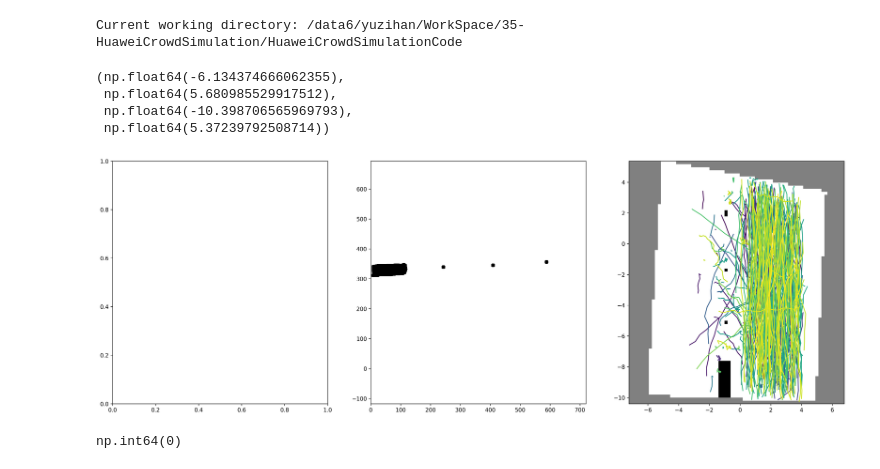
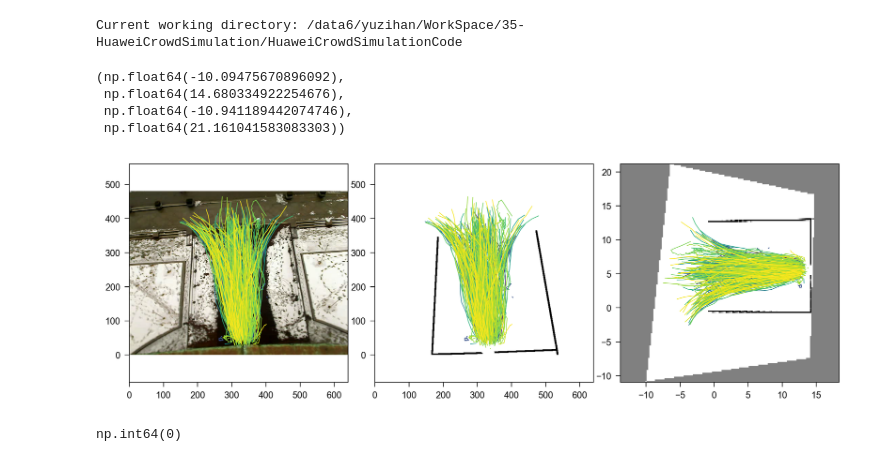
Before and after one commit to yuzhTHU/HuaweiCrowdSimulationCodeRelease, a Jupyter notebook: scripts/251006检查ETH仿射变换.ipynb, the cells around one changed output. Drawn from its saved outputs; the diff is of its cells as text; code cells hidden in the pictures.

```diff
--- a/scripts/251006检查ETH仿射变换.ipynb
+++ b/scripts/251006检查ETH仿射变换.ipynb
@@ -21,57 +21,60 @@ from argparse import Namespace
 from scipy.interpolate import griddata
 from src.dataset.base_dataset import BaseDataset
 from src.dataset.eth_dataset import ETHDataset
-from src.utils.homography import image_to_world
+from src.utils.homography import image_to_world, affine_transformation
+from src.utils.plot import get_fig
 import matplotlib.pyplot as plt
 
-data_path = Path('data/ETH/seq_hotel/obsmat.txt')
+data_path = Path('data/ETH/seq_eth/obsmat.txt')
 name = data_path.parent.name.removeprefix("seq_")
 
 ## 读取数据
 df_data = pd.read_csv(
     data_path,
     sep=' ',
     names=['f', 'id', 'x', 'z', 'y', 'vx', 'vz', 'vy'],
     usecols=['f', 'id', 'x', 'y'],
     skipinitialspace=True,
 )
 df_data['type'] = 'pedestrian'
 
 ## 数据重采样
 df_data = BaseDataset.resample_dataframe(df_data, raw_fps=ETHDataset.raw_fps, target_fps=2.5)
 
 ## 创建地图
 H = np.loadtxt(data_path.parent / "H.txt")  # (3, 3)
-image = np.array(Image.open('data/ETH/seq_hotel/map.png').convert('L')) # (H, W)
+image = np.array(Image.open(data_path.parent / 'map.png').convert('L')) # (H, W)
 map, xmin, xmax, ymin, ymax = image_to_world(image, H, dot_per_meter=5.0)
 
+df_data[['raw_y', 'raw_x']] = affine_transformation(df_data[['x', 'y']].values, np.linalg.inv(H))  # (N, 2)
+
 ## 可视化
-fig, axes = plt.subplots(1, 3, figsize=(24, 8), dpi=300)
-# image0 = np.array(Image.open('data/UCY/data/Arxiepiskopi_flock.jpg'))  # (H, W)
-# h, w = image0.shape[:2]
-# # axes[0].imshow(image0, extent=(0, w, 0, h))
-# for pid, group in df_data.groupby('id'):
-#     cmap = plt.cm.get_cmap('viridis')
-#     axes[0].plot(group['raw_x'], group['raw_y'], color=cmap(group['f'].max() / df_data['f'].max()))
-# axes[0].axis('equal')
+fi, fig, axes = get_fig(1, 3, AW=6, AH=6, dpi=300)
+image0 = np.array(Image.open(data_path.parent / 'demo.png'))  # (H, W)
+h, w = image0.shape[:2]
+axes[0].imshow(image0, extent=(0, w, 0, h))
+for pid, group in df_data.groupby('id'):
+    cmap = plt.cm.get_cmap('viridis')
+    axes[0].plot(group['raw_x'], h-group['raw_y'], color=cmap(group['f'].max() / df_data['f'].max()))
+axes[0].axis('equal')
 h, w = image.shape[:2]
 axes[1].imshow(image, extent=(0, w, 0, h), cmap='gray_r')
-# for pid, group in df_data.groupby('id'):
-#     cmap = plt.cm.get_cmap('viridis')
-#     axes[1].plot(group['raw_x'], group['raw_y'], color=cmap(group['f'].max() / df_data['f'].max()))
+for pid, group in df_data.groupby('id'):
+    cmap = plt.cm.get_cmap('viridis')
+    axes[1].plot(group['raw_x'], h-group['raw_y'], color=cmap(group['f'].max() / df_data['f'].max()))
 axes[1].axis('equal')
 axes[2].imshow(map, origin='lower', extent=(xmin, xmax, ymin, ymax), cmap='gray_r')
 for pid, group in df_data.groupby('id'):
     cmap = plt.cm.get_cmap('viridis')
     axes[2].plot(group['x'], group['y'], color=cmap(group['f'].max() / df_data['f'].max()))
 axes[2].set_facecolor('gray')
 axes[2].axis('equal')
 # %% [output]
-(np.float64(-6.134374666062355),
- np.float64(5.680985529917512),
- np.float64(-10.398706565969793),
- np.float64(5.37239792508714))
+(np.float64(-10.09475670896092),
+ np.float64(14.680334922254676),
+ np.float64(-10.941189442074746),
+ np.float64(21.161041583083303))
-[figure, old version]
+[figure, new version]
 # %%
 df_data.duplicated(['f', 'id']).sum()
 # %% [output]
```
Also changed, not shown: 7 other files.
